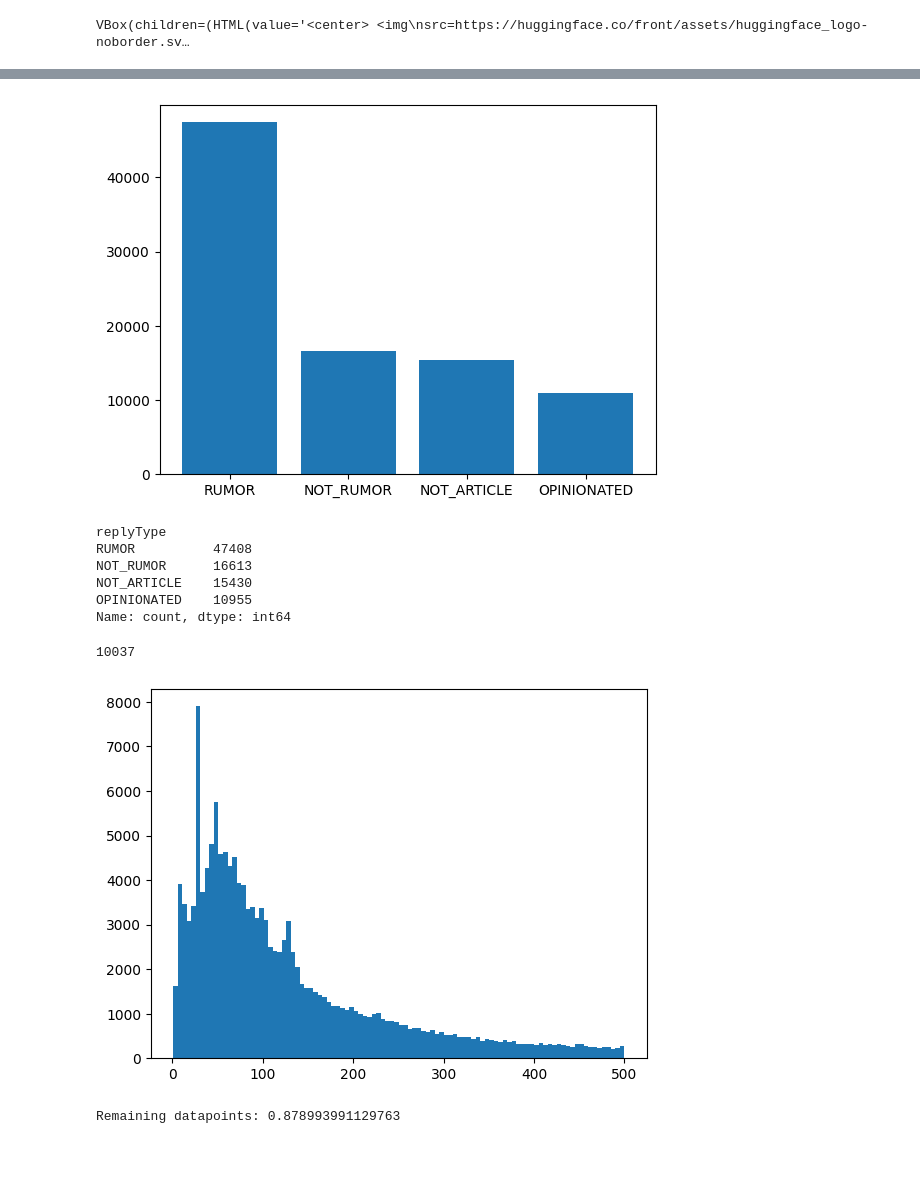
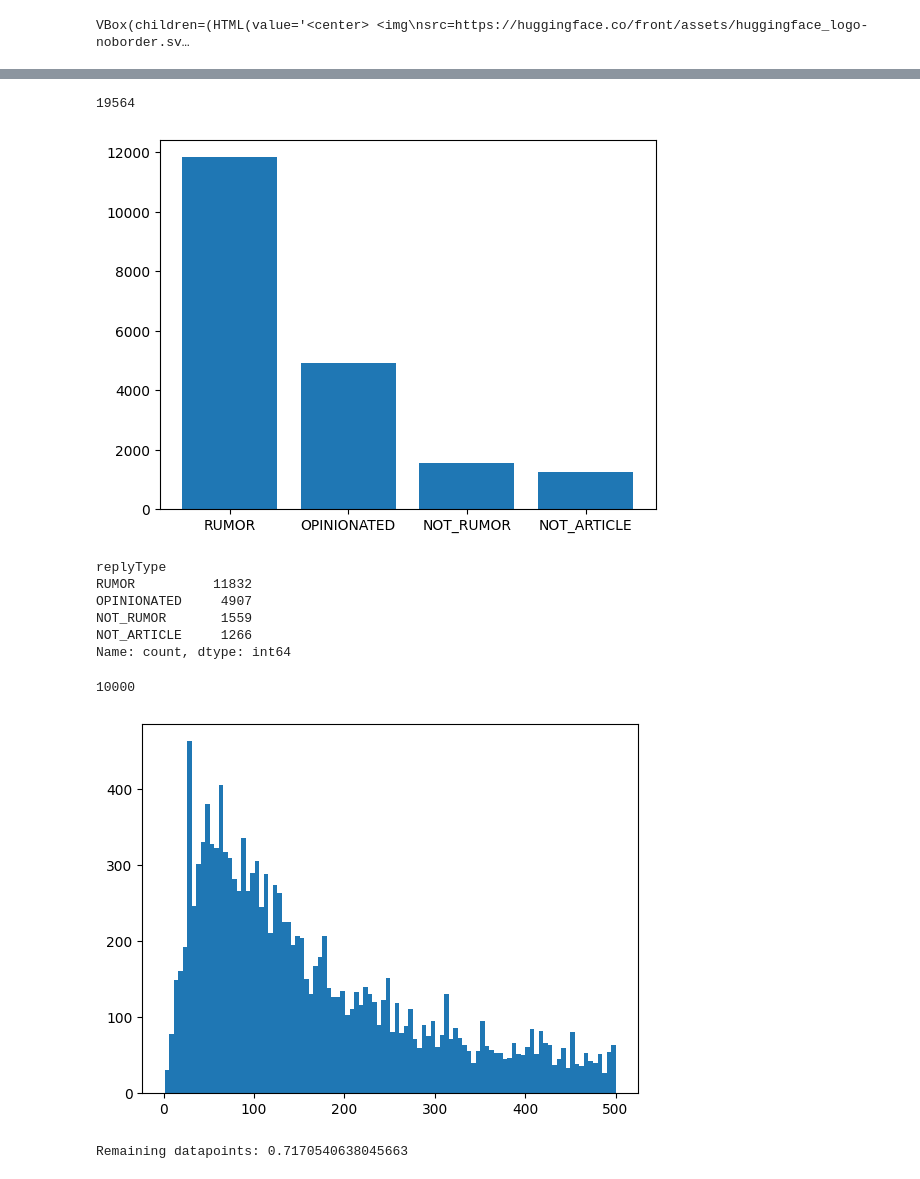
Before and after one commit to WilliamPLaCroix/NN-SoftP, a Jupyter notebook: cofacts.ipynb, the cells around one changed output, grey strips where cells are left out. Saved outputs shown, nothing was run; the diff lists cells and outputs as text; code cells hidden in the pictures.

Commit message:
filter political news

```diff
--- a/cofacts.ipynb
+++ b/cofacts.ipynb
@@ -22,3 +20,20 @@ VBox(children=(HTML(value='<center> <img\nsrc=https://huggingface.co/front/asset
 # download specific dataset files; entire archive is only ~250 mb
 articles = load_dataset("Cofacts/line-msg-fact-check-tw", "articles") # article contents and some meta info
 article_replies = load_dataset("Cofacts/line-msg-fact-check-tw", "article_replies") # 'join table' for articles and replies with added meta info
+article_categories = load_dataset("Cofacts/line-msg-fact-check-tw", "article_categories")
+art_rep_df = pd.merge(
+    articles["train"].to_pandas(),
+    article_replies["train"].to_pandas(),
+    left_on="id",
+    right_on="articleId",
+    how="inner"
+)
+art_rep_cat_df = pd.merge(
+    art_rep_df,
+    article_categories["train"].to_pandas(),
+    left_on="id",
+    right_on="articleId",
+    how="inner"
+)
+art_rep_cat_df.head()
+# replyType is the label assigned to an article by human editor
@@ -37,16 +57,29 @@ art_rep_df.head()
+# %%
+# intl
+# oT2o7nEBrIRcahlYKQoM
+# kj287XEBrIRcahlYvQoS
+
+# lj2m7nEBrIRcahlY6Ao_ (maybe)
+
+political = ["intl", "oT2o7nEBrIRcahlYKQoM", "kj287XEBrIRcahlYvQoS"]
+political_cofacts = art_rep_cat_df[art_rep_cat_df["categoryId"].isin(political)]
+political_cofacts = political_cofacts[political_cofacts["replyType"] != "NOT_ARTICLE"]
+len(political_cofacts)
+# %% [output]
+19564
 # %%
 # imbalance
-cat_counts = art_rep_df["replyType"].value_counts()
-plt.bar(cat_counts.index, cat_counts.values)
+lab_counts = political_cofacts["replyType"].value_counts()
+plt.bar(lab_counts.index, lab_counts.values)
 plt.show()
-print(cat_counts)
+print(lab_counts)
 # %% [output]
-[figure, old version]
+[figure, new version]
 replyType
-RUMOR          47408
-NOT_RUMOR      16613
-NOT_ARTICLE    15430
-OPINIONATED    10955
+RUMOR          11832
+OPINIONATED     4907
+NOT_RUMOR       1559
+NOT_ARTICLE     1266
 Name: count, dtype: int64
 # %%
 def get_max_length(texts: list):
@@ -65,12 +98,12 @@ def inspect_dist(col: list, threshold = 0):
         plt.show()
         print(f"Remaining datapoints: {len(col[col <= threshold]) / len(col)}")
 # %%
-get_max_length(art_rep_df["text"])
+get_max_length(political_cofacts["text"])
 # %% [output]
-10037
+10000
 # %%
-inspect_dist(art_rep_df["text"].dropna().apply(len), threshold=500)
+inspect_dist(political_cofacts["text"].dropna().apply(len), threshold=500)
 # %% [output]
-[figure, old version]
+[figure, new version]
-Remaining datapoints: 0.878993991129763
+Remaining datapoints: 0.7170540638045663
 # %%
```
Also changed, not shown: parts of 8 cells of this notebook.
